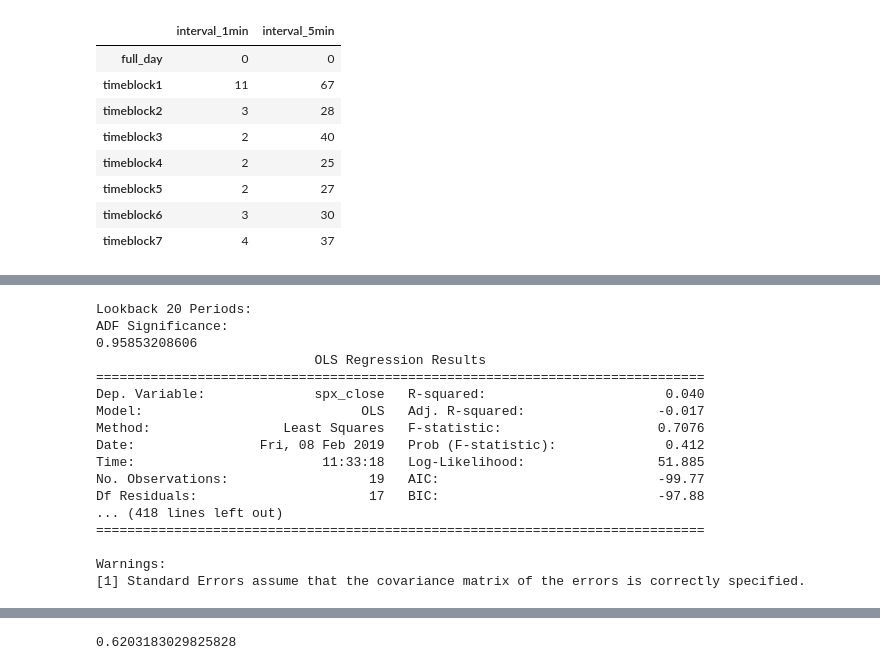
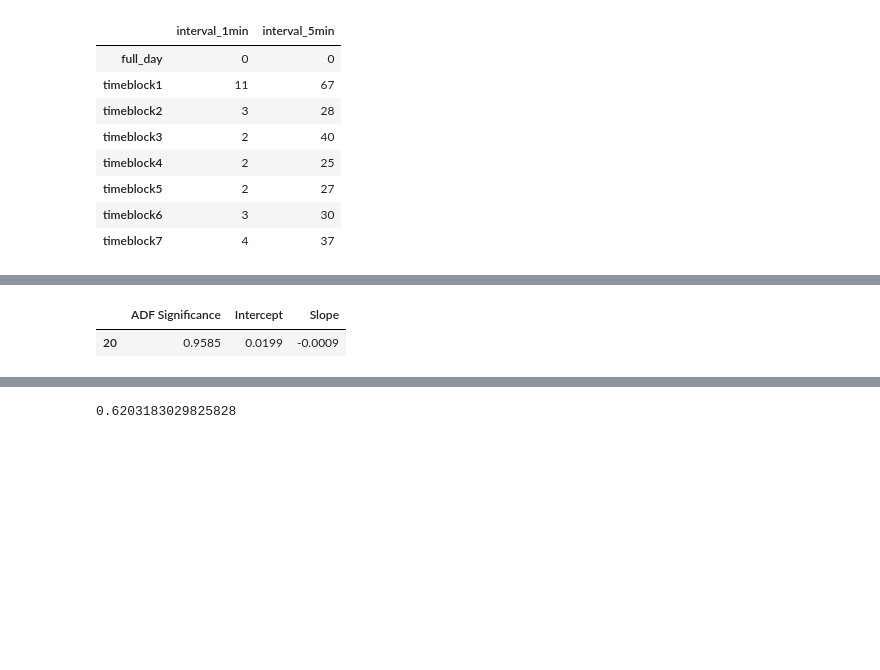
Before and after one commit to auto-d1dact/Trading, a Jupyter notebook: Notebooks/Analysis of Options at Expiration.ipynb, the cells around one changed output, grey strips where cells are left out. Saved outputs shown, nothing was run; the diff lists cells and outputs as text; code cells hidden in the pictures; blank space fills up the shorter version.

```diff
--- a/Notebooks/Analysis of Options at Expiration.ipynb
+++ b/Notebooks/Analysis of Options at Expiration.ipynb
@@ -245,8 +245,8 @@ def spx_trend(minute_data, lookback_minutes = 60):
         #trend_table = pd.concat([trend_magnitude,trend_strength], axis = 1).T.set_index(0)
         #trend_table.columns = ['SPX Intraday Summaries']
         #trend_table.index = ['Trend Magnitude','Trend Strength']
-        print(spx_trend)
-        return #trend_table
+        #print(spx_trend)
+        return spx_trend
 
 def create_stats_df(interval_dict):
     for i, k in enumerate(interval_dict.keys()):
@@ -398,34 +394,30 @@ spx.hist_prices.columns = [x.replace('^GSPC', 'spx') for x in spx.hist_prices.co
 vix.hist_prices.columns = [x.replace('^VIX', 'vix') for x in vix.hist_prices.columns.tolist()]
 vix.minute_prices.columns = [x.replace('^VIX', 'vix') for x in vix.minute_prices.columns.tolist()]
 # %%
+df_idx = []
+adf_sigs = []
+reg_const = []
+reg_slope = []
+
 for i in range(20, len(spx.minute_prices[spx.minute_prices.index >= dt.datetime(max(spx.minute_prices.index).year,
                                                                                 max(spx.minute_prices.index).month,
                                                                                 max(spx.minute_prices.index).day)]), 20):
     adf_n_period = ts.adfuller(np.log(spx.minute_prices.spx_close.dropna().tail(i)))
 
-    print('Lookback {} Periods:'.format(i))
-    print('ADF Significance:')
-    print(adf_n_period[1])
-    spx_trend(spx.minute_prices[['spx_close']].dropna().tail(i))
-    print('')
+    df_idx.append(i)
+    adf_sigs.append(adf_n_period[1])
+
+    spx_reg = spx_trend(spx.minute_prices[['spx_close']].dropna().tail(i))
+    reg_const.append(pd.read_html(spx_reg.tables[1].as_html())[0].loc[1,1])
+    reg_slope.append(pd.read_html(spx_reg.tables[1].as_html())[0].loc[2,1])
+
+pd.DataFrame({'ADF Significance': adf_sigs,
+              'Intercept': reg_const,
+              'Slope': reg_slope},
+             index = df_idx)
 # %% [output]
-Lookback 20 Periods:
-ADF Significance:
-0.95853208606
-                            OLS Regression Results
-==============================================================================
-Dep. Variable:              spx_close   R-squared:                       0.040
-Model:                            OLS   Adj. R-squared:                 -0.017
-Method:                 Least Squares   F-statistic:                    0.7076
-Date:                Fri, 08 Feb 2019   Prob (F-statistic):              0.412
-Time:                        11:33:18   Log-Likelihood:                 51.885
-No. Observations:                  19   AIC:                            -99.77
-Df Residuals:                      17   BIC:                            -97.88
-... (418 lines left out)
-==============================================================================
-
-Warnings:
-[1] Standard Errors assume that the covariance matrix of the errors is correctly specified.
+|  | ADF Significance | Intercept | Slope |
+| 20 | 0.9585 | 0.0199 | -0.0009 |
 # %%
 # spx.minute_prices['Relative20DayVolume'] = spx.minute_prices.spx_volume/spx.hist_prices.spx_volume.tail(20).mean()
 
```
Also changed, not shown: parts of 5 cells of this notebook, 2 other files.
